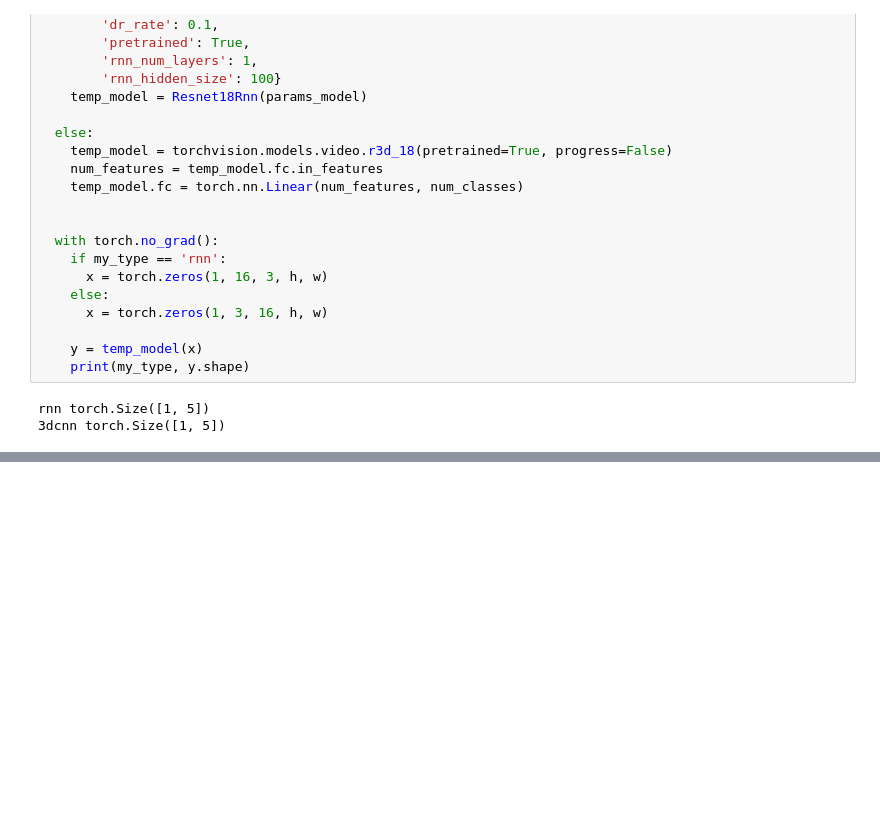
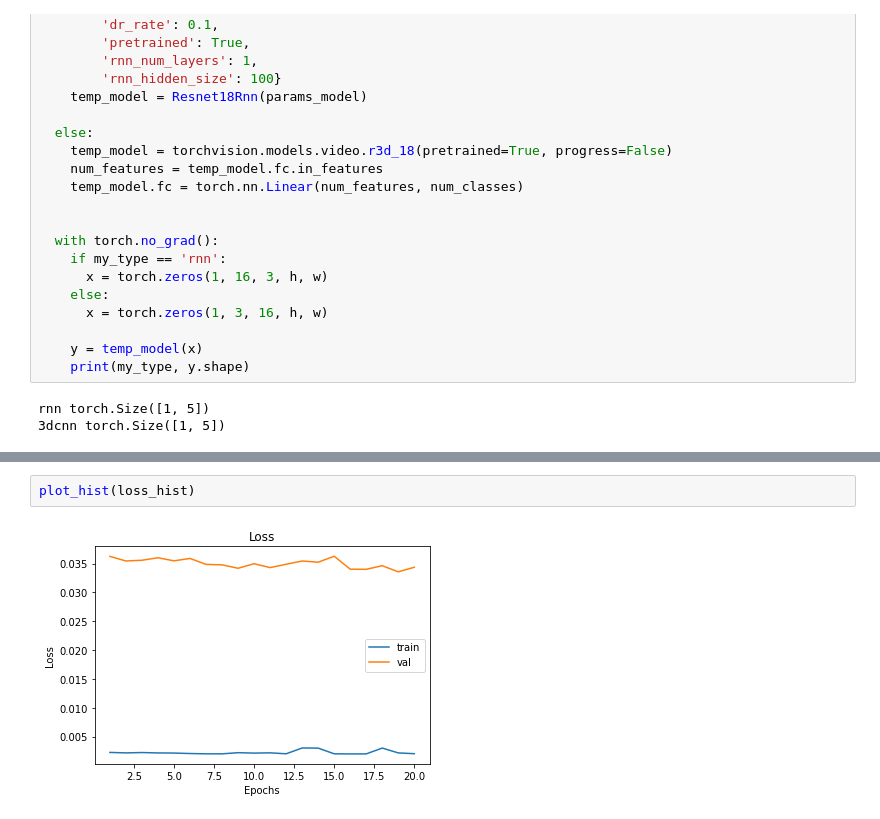
Before and after one commit to mralamdari/Video-Processing-Pytorch, a Jupyter notebook: Video_Processing_Pytorch.ipynb, the cells around one changed output, grey strips where cells are left out. Saved outputs shown, nothing was run; the diff lists cells and outputs as text; blank space fills up the shorter version.

```diff
--- a/Video_Processing_Pytorch.ipynb
+++ b/Video_Processing_Pytorch.ipynb
@@ -636,0 +627,4 @@ rnn torch.Size([1, 5])
+# %%
+plot_hist(loss_hist)
+# %% [output]
+[figure, added]
```
Also changed, not shown: parts of 16 cells of this notebook.
